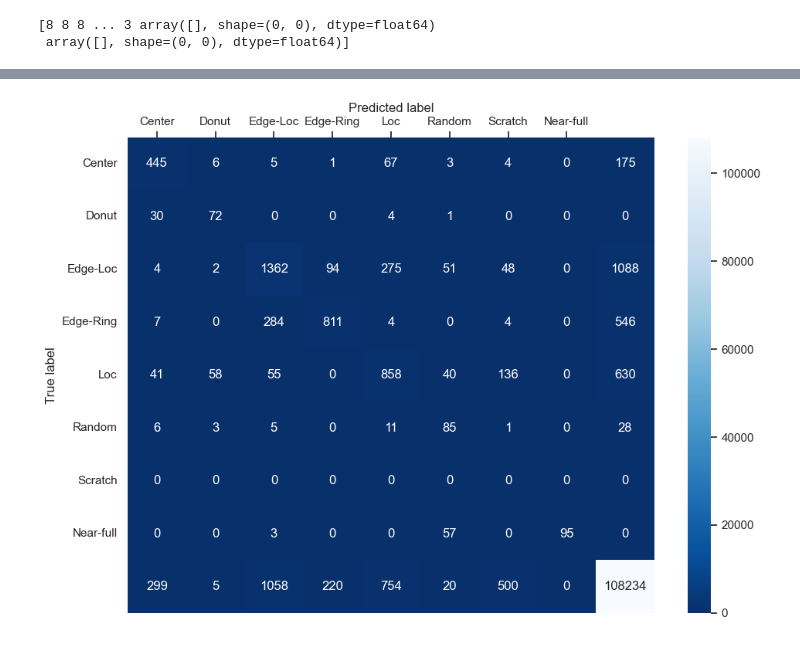
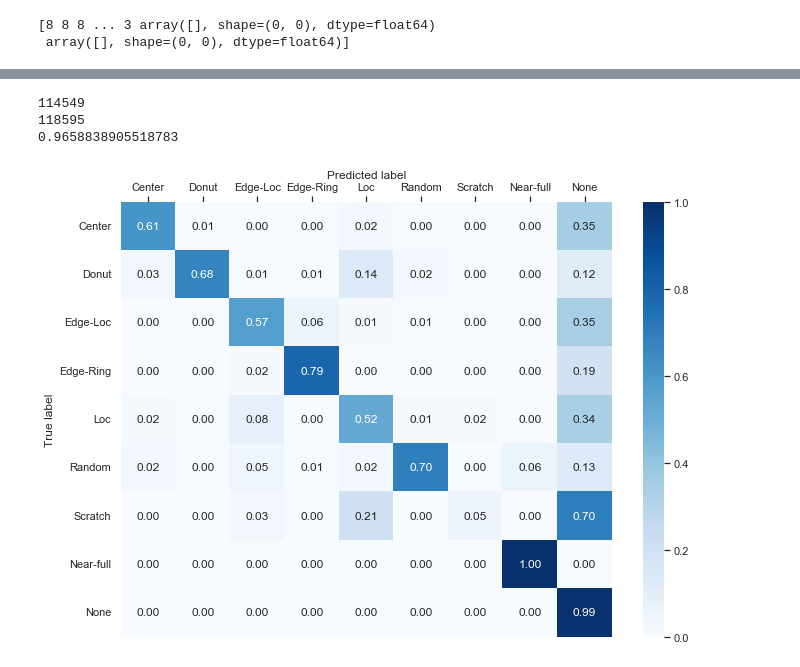
Before and after one commit to xalzh/Deep-Learning-Projects, a Jupyter notebook: WM-811K/CNN.ipynb, the cells around one changed output, grey strips where cells are left out. Cells and saved outputs as stored; diff of their text form; code cells hidden in the pictures.

```diff
--- a/WM-811K/CNN.ipynb
+++ b/WM-811K/CNN.ipynb
@@ -295,5 +319,5 @@ for images,labels in tqdm(test_dataloader, leave=False, desc="Testing Batches"):
     output = model.forward(images)
     _, predicted = torch.max(output.data, 1)
     for i in range(labels.shape[0]):
-        prediction.append(labels[i].item())
-        true.append(predicted[i].item())
+        prediction.append(predicted[i].item())
+        true.append(labels[i].item())
@@ -307,15 +324,28 @@ for i in range(len(prediction)):
+# %%
+count = 0
+for i in range(len(true)):
+    if true[i] == prediction[i]:
+        count += 1
+print(count)
+print(len(true))
+print(count/len(true))
+# %% [output]
+114549
+118595
+0.9658838905518783
 # %%
 from sklearn.metrics import confusion_matrix
 import seaborn as sns
 
 cf_matrix = confusion_matrix(true, prediction)
+cmn = cf_matrix.astype('float') / cf_matrix.sum(axis=1)[:, np.newaxis]
 #print(cf_matrix)
 sns.set(rc = {'figure.figsize':(11,8)})
-ax = sns.heatmap(cf_matrix,annot=True,fmt='g',xticklabels=failure_list,yticklabels=failure_list,cmap="Blues_r")
+ax = sns.heatmap(cmn,annot=True, fmt='.2f',xticklabels=failure_list,yticklabels=failure_list,cmap="Blues")
 ax.xaxis.tick_top()
 ax.xaxis.set_label_position('top')
 plt.xlabel("Predicted label")
 plt.ylabel("True label")
 plt.show()
 # %% [output]
-[figure, old version]
+[figure, new version]
```
Also changed, not shown: parts of 5 cells of this notebook, 4 other files.
